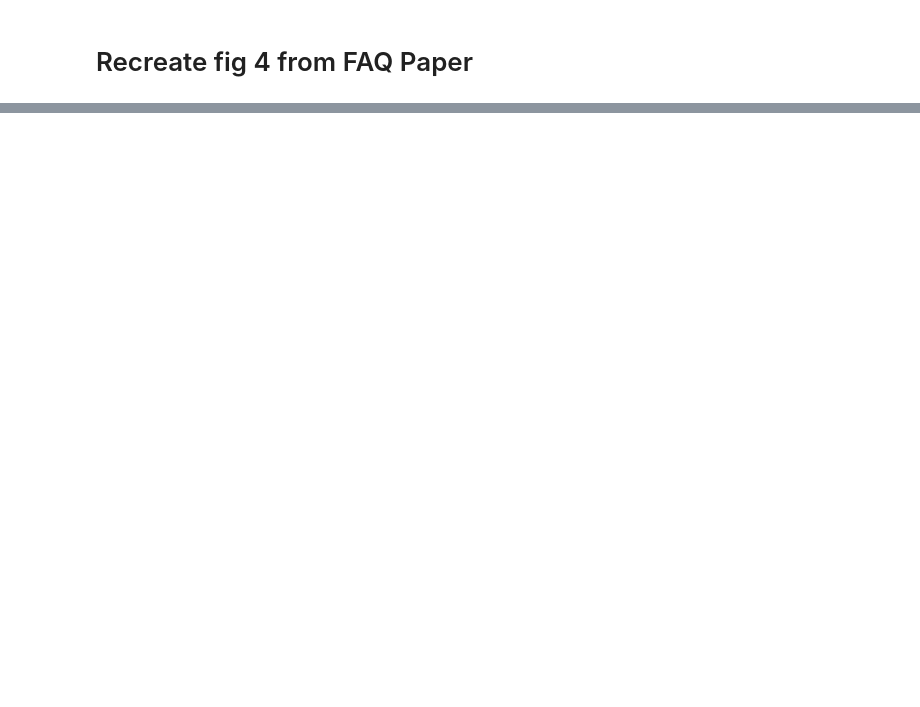
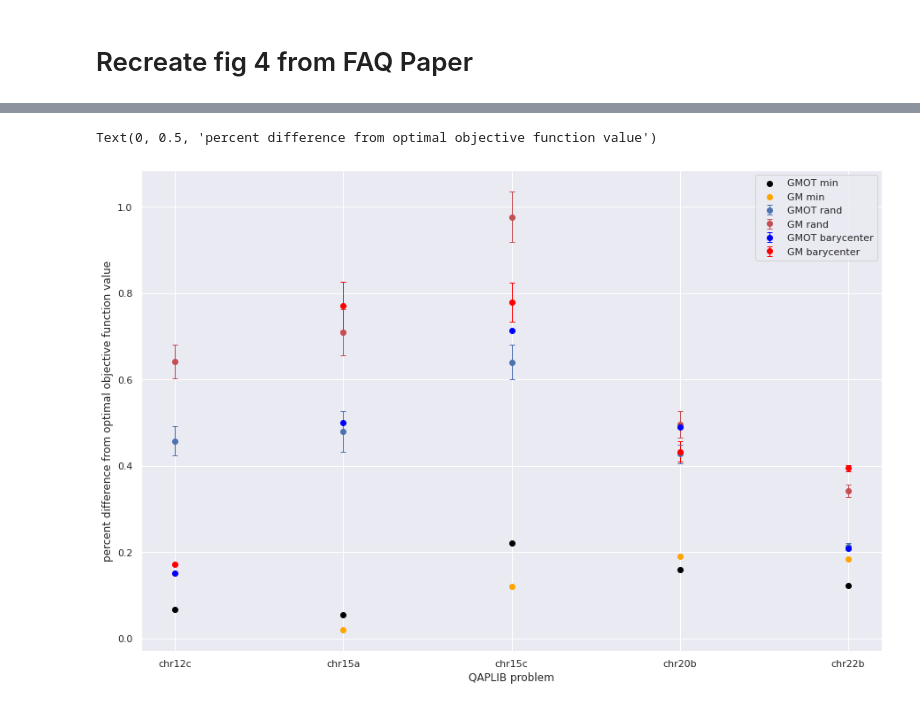
Before and after one commit to neurodata/goat, a Jupyter notebook: docs/qaplib_figs.ipynb, the cells around one changed output, grey strips where cells are left out. Cells and saved outputs as stored; diff of their text form; code cells hidden in the pictures; blank space fills up the shorter version.

```diff
--- a/docs/qaplib_figs.ipynb
+++ b/docs/qaplib_figs.ipynb
@@ -194,0 +356,22 @@ percent better = 0.319672131147541
+# %%
+opt = mat[:,0].reshape(-1,1)
+gmot_pdiff = (gmot_rand - opt)/opt
+gm_pdiff = (gm_rand - opt)/opt
+gmot_pdiffb = (gmot_bary - opt)/opt
+gm_pdiffb = (gm_bary - opt)/opt
+
+sns.set_context('paper')
+sns.set(rc={'figure.figsize':(15,10)})
+plt.errorbar(qapprob,np.mean(gmot_pdiff,axis=1), sem(gmot_pdiff,axis=1),fmt='o',capsize=3, elinewidth=1, markeredgewidth=1, label='GMOT rand',)
+plt.errorbar(qapprob,np.mean(gm_pdiff,axis=1), sem(gm_pdiff,axis=1),fmt='o',capsize=3, elinewidth=1, markeredgewidth=1, label='GM rand',color='r')
+plt.errorbar(qapprob,np.mean(gmot_pdiffb,axis=1), sem(gmot_pdiffb,axis=1),fmt='o',capsize=3, elinewidth=1, markeredgewidth=1, label='GMOT barycenter',color='blue')
+plt.errorbar(qapprob,np.mean(gm_pdiffb,axis=1), sem(gm_pdiffb,axis=1),fmt='o',capsize=3, elinewidth=1, markeredgewidth=1, label='GM barycenter',color='red')
+plt.scatter(qapprob,np.min(gmot_pdiff,axis=1), color='black', label = "GMOT min")
+plt.scatter(qapprob,np.min(gm_pdiff,axis=1), color='orange', label='GM min')
+
+plt.legend()
+plt.xlabel("QAPLIB problem")
+plt.ylabel("percent difference from optimal objective function value")
+# %% [output]
+Text(0, 0.5, 'percent difference from optimal objective function value')
+[figure, added]
```
Also changed, not shown: parts of 20 cells of this notebook.
